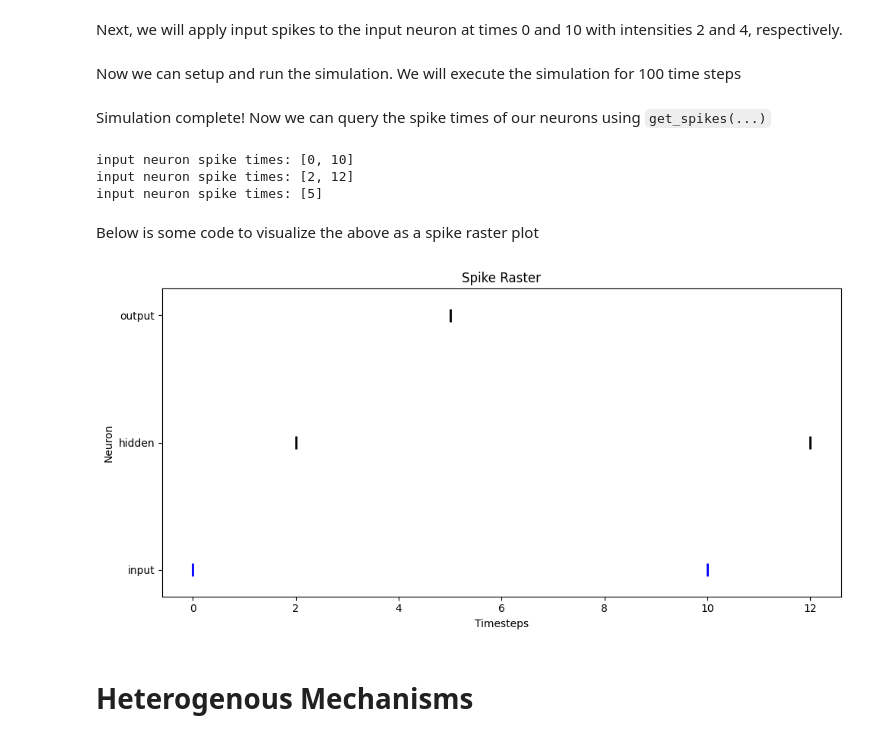
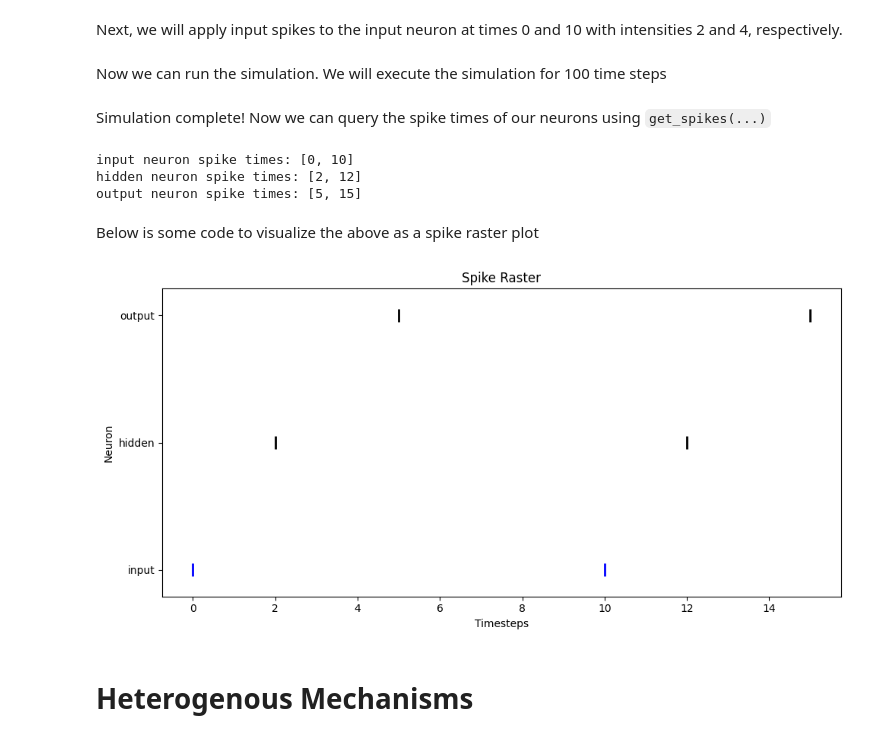
Before and after one commit to ORNL/superneuro, a Jupyter notebook: tutorials/1_simple_snn_superneuroabm.ipynb, the cells around one changed output. Drawn from its saved outputs; the diff is of its cells as text; code cells hidden in the pictures.

Commit message:
Tutorial updated to support SuperNeuroABM v0.3.0

```diff
--- a/tutorials/1_simple_snn_superneuroabm.ipynb
+++ b/tutorials/1_simple_snn_superneuroabm.ipynb
@@ -48,11 +54,11 @@ from superneuroabm.model import NeuromorphicModel
 </div>
 # %%
 neuron_threshold = 1.0
-neuron_reset = -1.0
+neuron_reset = 0.0
 neuron_refractory = 1.0
 
 
-snn_model = NeuromorphicModel(use_cuda=False)
+snn_model = NeuromorphicModel()
 
 neurons = {"input": None, "hidden": None, "output": None}
 
@@ -82,7 +94,7 @@ Next, we will apply input spikes to the input neuron at times 0 and 10 with inte
 input_spikes = {0: 2, 10: 4} # time -> intensity pairs
 # Apply Spikes:
 for spike_time in input_spikes:
-    snn_model.spike(neuron_id = neurons["input"], tick = spike_time, value = input_spikes[spike_time])
+    snn_model.add_spike(neuron_id = neurons["input"], tick = spike_time, value = input_spikes[spike_time])
 # %% [markdown]
-Now we can setup and run the simulation. We will execute the simulation for 100 time steps
+Now we can run the simulation. We will execute the simulation for 100 time steps
 # %%
@@ -97,37 +108,37 @@ snn_model.simulate(ticks=sim_time, update_data_ticks=1)
 Simulation complete! Now we can query the spike times of our neurons using `get_spikes(...)`
 # %%
 # Monitor the output spikes from all neurons:
-input_spike_times = snn_model.get_spikes(neuron_id = neurons["input"])
-hidden_spike_times = snn_model.get_spikes(neuron_id = neurons["hidden"])
-output_spike_times = snn_model.get_spikes(neuron_id = neurons["output"])
+input_spike_times = snn_model.get_spike_times(neuron_id = neurons["input"])
+hidden_spike_times = snn_model.get_spike_times(neuron_id = neurons["hidden"])
+output_spike_times = snn_model.get_spike_times(neuron_id = neurons["output"])
 
 print(f"input neuron spike times: {input_spike_times}")
-print(f"input neuron spike times: {hidden_spike_times}")
-print(f"input neuron spike times: {output_spike_times}")
+print(f"hidden neuron spike times: {hidden_spike_times}")
+print(f"output neuron spike times: {output_spike_times}")
 # %% [output]
 input neuron spike times: [0, 10]
-input neuron spike times: [2, 12]
-input neuron spike times: [5]
+hidden neuron spike times: [2, 12]
+output neuron spike times: [5, 15]
 # %% [markdown]
 Below is some code to visualize the above as a spike raster plot
 # %%
 import matplotlib.pyplot as plt
 
 network_spikes = []
 for neuron_id in neurons.values():
-    network_spikes.append(snn_model.get_spikes(neuron_id))
+    network_spikes.append(snn_model.get_spike_times(neuron_id))
 
 colors1 = ['b', 'k', 'k']  #Input spikes in blue and network spikes in black
 fig, axs = plt.subplots(1,1,figsize=(10,5))
 axs.eventplot(network_spikes,colors=colors1,lineoffsets=1,linelengths=0.1,linewidths=2.0)
 axs.set_yticks(list(neurons.values()))
 axs.set_yticklabels(list(neurons.keys()))
 plt.title('Spike Raster')
 plt.xlabel('Timesteps')
 plt.ylabel('Neuron')
 plt.tight_layout()
 # %% [output]
-[figure, old version]
+[figure, new version]
 # %% [markdown]
 <h1>
     Heterogenous Mechanisms
```
Also changed, not shown: parts of 9 cells of this notebook.
